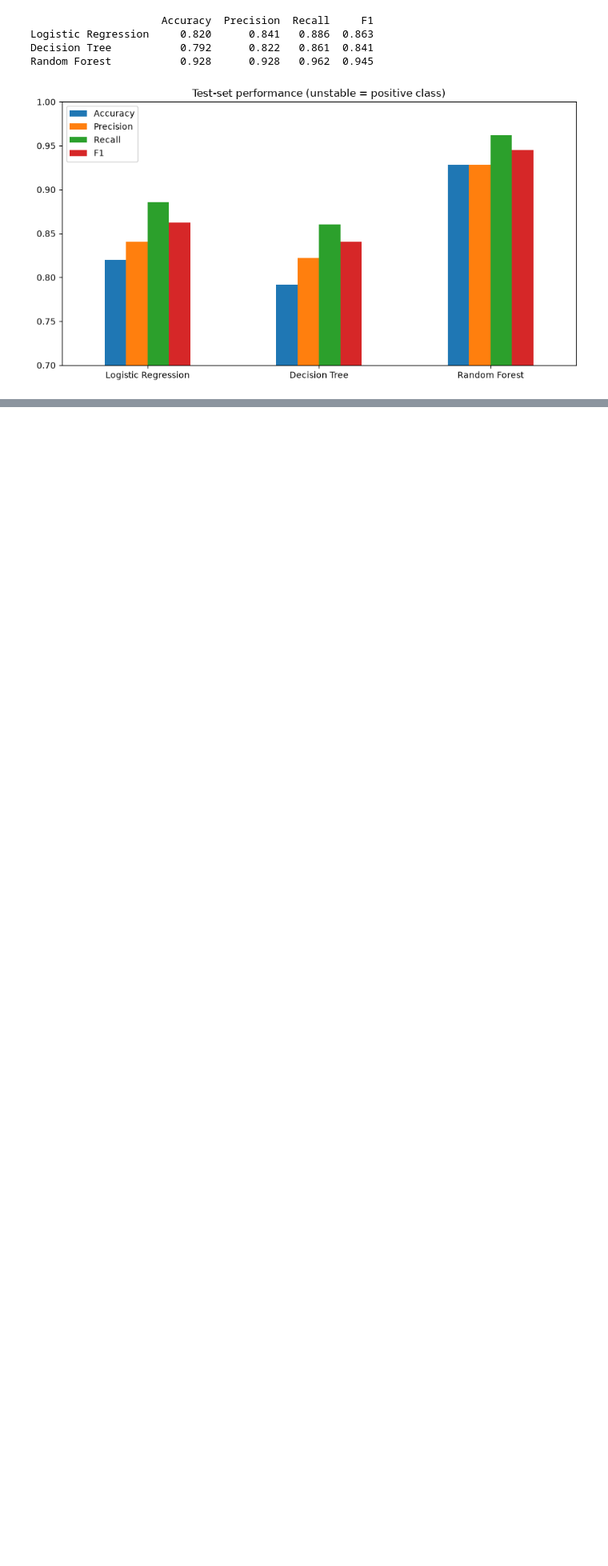
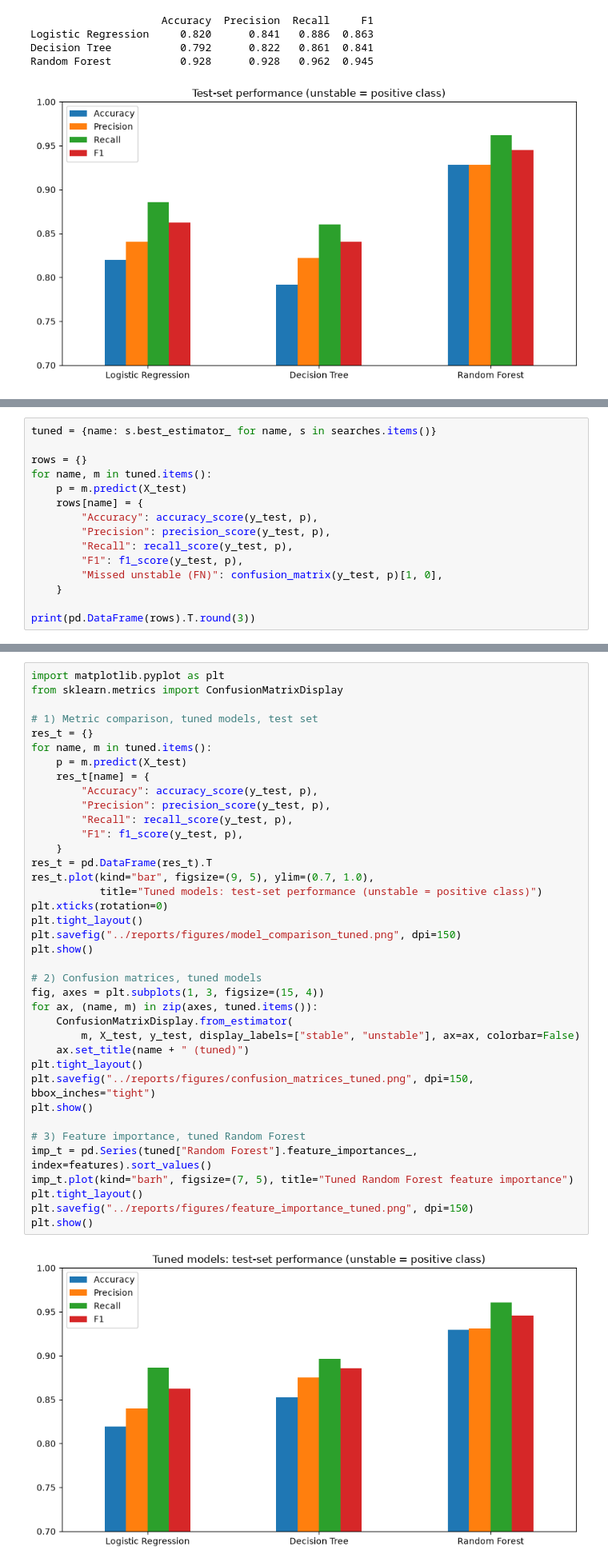
Before and after one commit to sadidarham/GridGuard, a Jupyter notebook: notebooks/01_data_exploration.ipynb, the cells around one changed output, grey strips where cells are left out. Shown at 80% size. Saved outputs shown, nothing was run; the diff lists cells and outputs as text; blank space fills up the shorter version.

Commit message:
Add src/train.py and src/evaluate.py; reproduce tuned results

```diff
--- a/notebooks/01_data_exploration.ipynb
+++ b/notebooks/01_data_exploration.ipynb
@@ -309,0 +378,15 @@ Random Forest           0.928      0.928   0.962  0.945
+# %%
+tuned = {name: s.best_estimator_ for name, s in searches.items()}
+
+rows = {}
+for name, m in tuned.items():
+    p = m.predict(X_test)
+    rows[name] = {
+        "Accuracy": accuracy_score(y_test, p),
+        "Precision": precision_score(y_test, p),
+        "Recall": recall_score(y_test, p),
+        "F1": f1_score(y_test, p),
+        "Missed unstable (FN)": confusion_matrix(y_test, p)[1, 0],
+    }
+
+print(pd.DataFrame(rows).T.round(3))
@@ -309,0 +398,40 @@ Random Forest           0.928      0.928   0.962  0.945
+# %%
+import matplotlib.pyplot as plt
+from sklearn.metrics import ConfusionMatrixDisplay
+
+# 1) Metric comparison, tuned models, test set
+res_t = {}
+for name, m in tuned.items():
+    p = m.predict(X_test)
+    res_t[name] = {
+        "Accuracy": accuracy_score(y_test, p),
+        "Precision": precision_score(y_test, p),
+        "Recall": recall_score(y_test, p),
+        "F1": f1_score(y_test, p),
+    }
+res_t = pd.DataFrame(res_t).T
+res_t.plot(kind="bar", figsize=(9, 5), ylim=(0.7, 1.0),
+           title="Tuned models: test-set performance (unstable = positive class)")
+plt.xticks(rotation=0)
+plt.tight_layout()
+plt.savefig("../reports/figures/model_comparison_tuned.png", dpi=150)
+plt.show()
+
+# 2) Confusion matrices, tuned models
+fig, axes = plt.subplots(1, 3, figsize=(15, 4))
+for ax, (name, m) in zip(axes, tuned.items()):
+    ConfusionMatrixDisplay.from_estimator(
+        m, X_test, y_test, display_labels=["stable", "unstable"], ax=ax, colorbar=False)
+    ax.set_title(name + " (tuned)")
+plt.tight_layout()
+plt.savefig("../reports/figures/confusion_matrices_tuned.png", dpi=150, bbox_inches="tight")
+plt.show()
+
+# 3) Feature importance, tuned Random Forest
+imp_t = pd.Series(tuned["Random Forest"].feature_importances_, index=features).sort_values()
+imp_t.plot(kind="barh", figsize=(7, 5), title="Tuned Random Forest feature importance")
+plt.tight_layout()
+plt.savefig("../reports/figures/feature_importance_tuned.png", dpi=150)
+plt.show()
+# %% [output]
+[figure, added]
```
Also changed, not shown: parts of 6 cells of this notebook, 2 other files.
